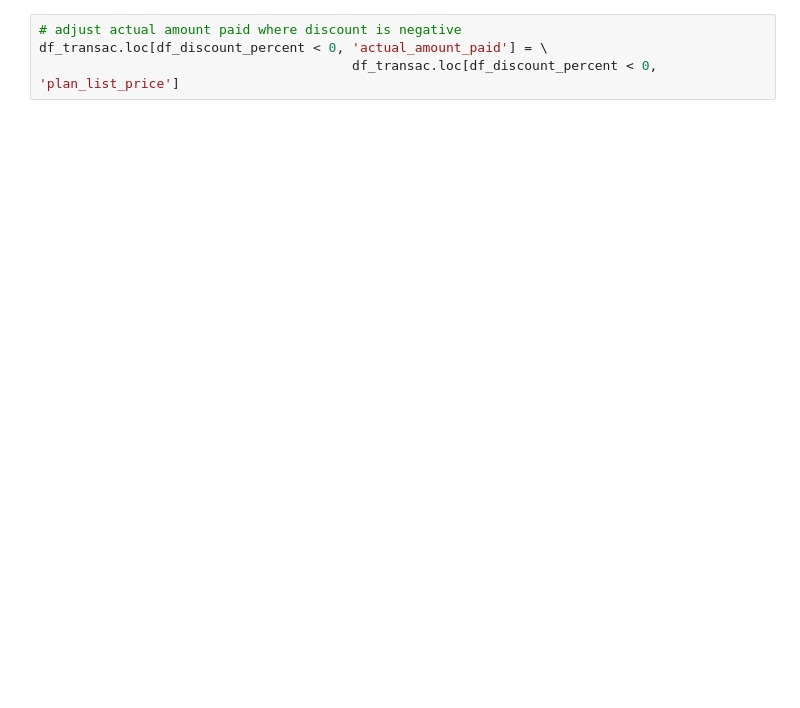
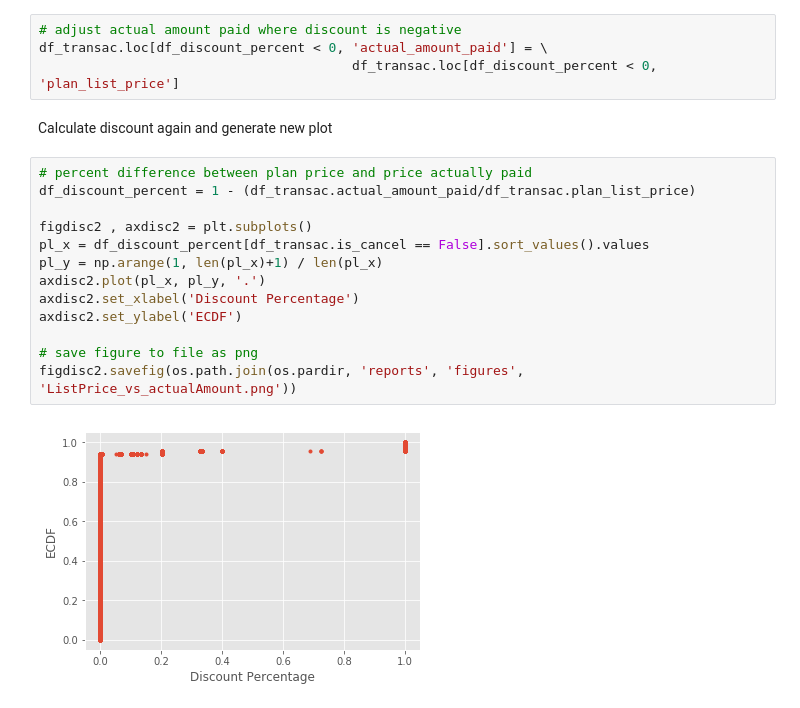
Before and after one commit to cedricherman/Churn_Prediction_KKBOX, a Jupyter notebook: notebooks/KKBOX_Data_Exploration_Transactions.ipynb, the cells around one changed output. Drawn from its saved outputs; the diff is of its cells as text; blank space fills up the shorter version.

```diff
--- a/notebooks/KKBOX_Data_Exploration_Transactions.ipynb
+++ b/notebooks/KKBOX_Data_Exploration_Transactions.ipynb
@@ -571,3 +584,20 @@ Text(0,0.5,'ECDF')
 # adjust actual amount paid where discount is negative
 df_transac.loc[df_discount_percent < 0, 'actual_amount_paid'] = \
                                         df_transac.loc[df_discount_percent < 0, 'plan_list_price']
+# %% [markdown]
+Calculate discount again and generate new plot
+# %%
+# percent difference between plan price and price actually paid
+df_discount_percent = 1 - (df_transac.actual_amount_paid/df_transac.plan_list_price)
+
+figdisc2 , axdisc2 = plt.subplots()
+pl_x = df_discount_percent[df_transac.is_cancel == False].sort_values().values
+pl_y = np.arange(1, len(pl_x)+1) / len(pl_x)
+axdisc2.plot(pl_x, pl_y, '.')
+axdisc2.set_xlabel('Discount Percentage')
+axdisc2.set_ylabel('ECDF')
+
+# save figure to file as png
+figdisc2.savefig(os.path.join(os.pardir, 'reports', 'figures', 'ListPrice_vs_actualAmount.png'))
+# %% [output]
+[figure, added]
```
Also changed, not shown: parts of 21 cells of this notebook, 4 other files.
